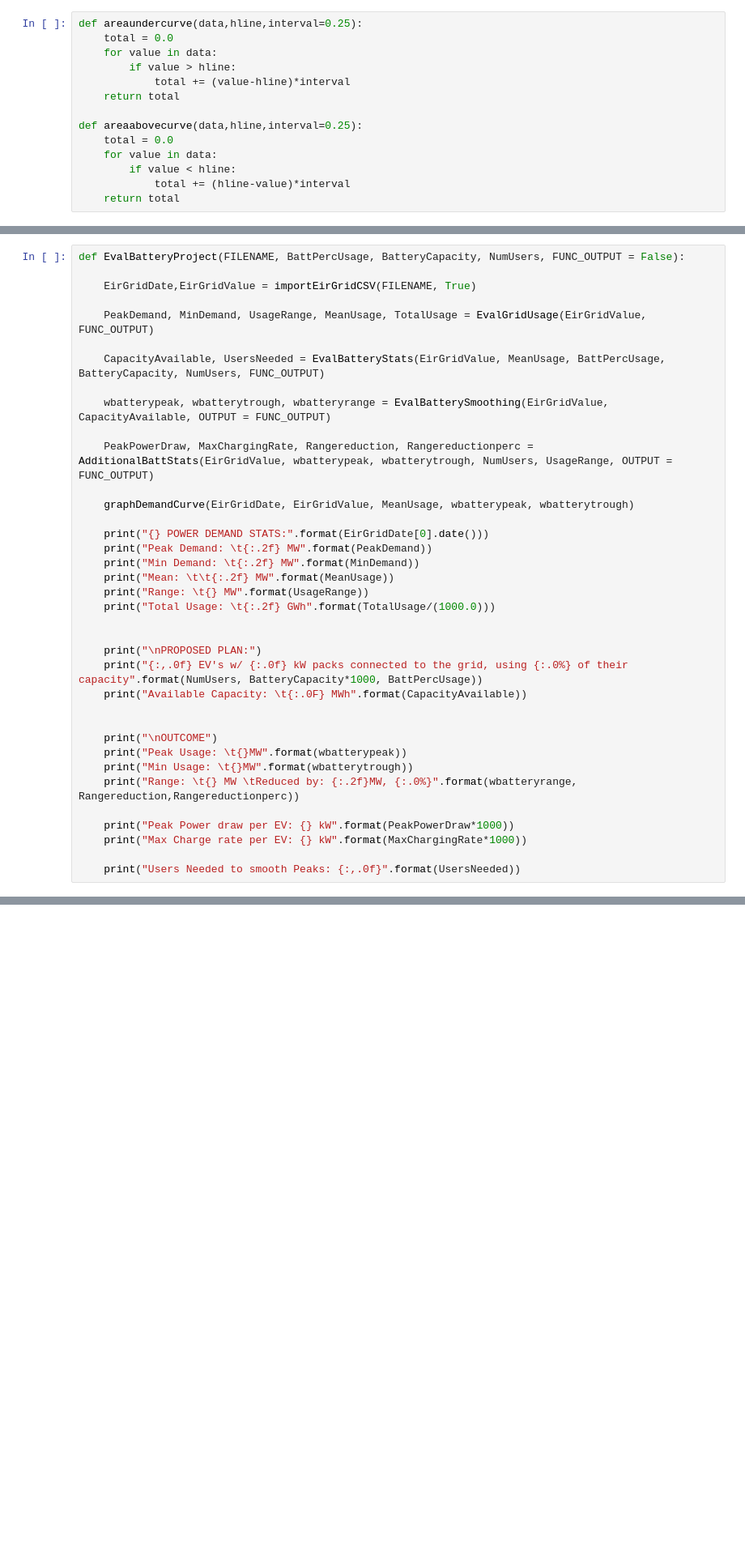
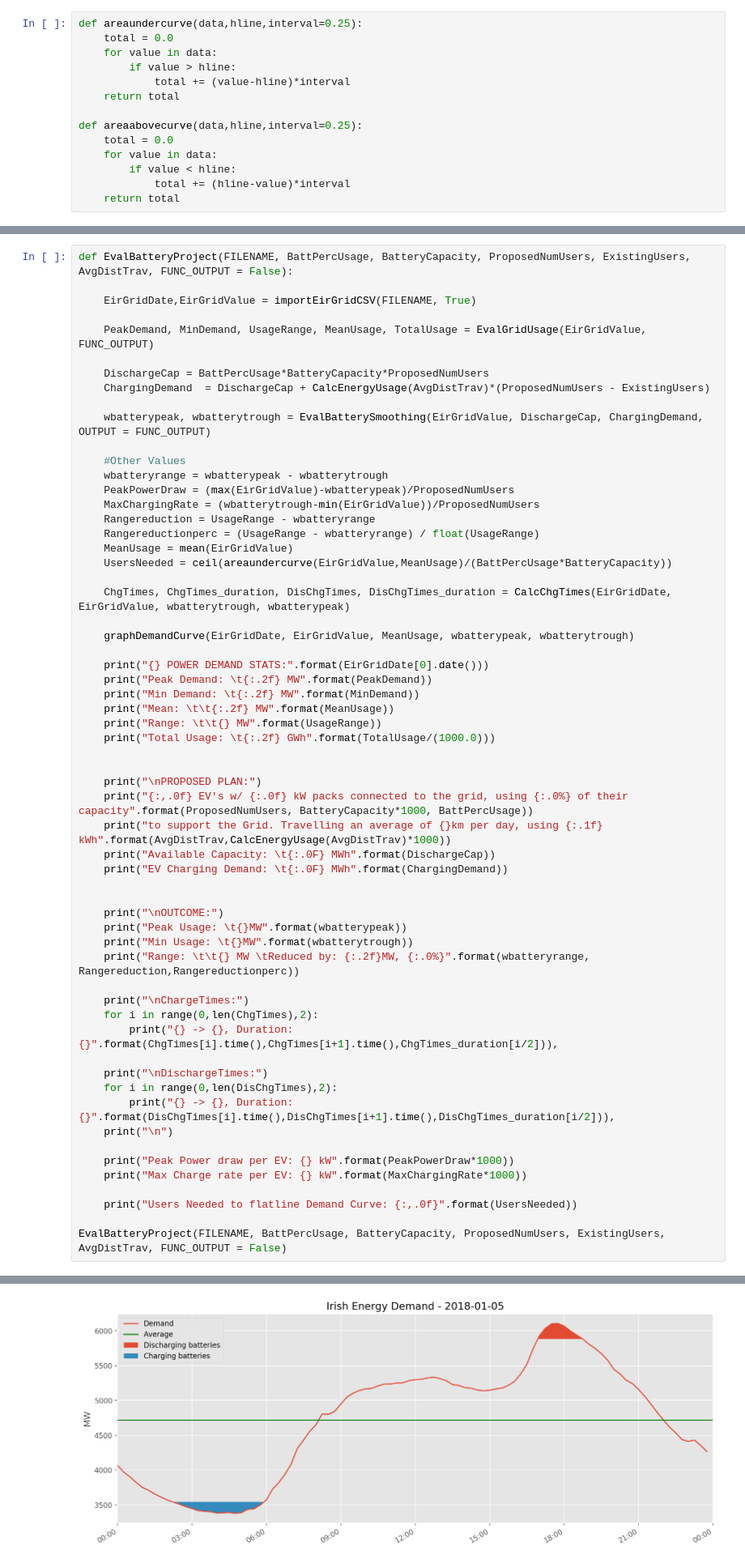
Before and after one commit to JamesCarron/GridStability, a Jupyter notebook: GridStability.ipynb, the cells around one changed output, grey strips where cells are left out. Shown at 81% size. Drawn from its saved outputs; the diff is of its cells as text; blank space fills up the shorter version.

```diff
--- a/GridStability.ipynb
+++ b/GridStability.ipynb
@@ -189,15 +181,25 @@ def graphDemandCurve(EirGridDate, EirGridValue, MeanUsage, wbatterypeak, wbatter
 # %%
-def EvalBatteryProject(FILENAME, BattPercUsage, BatteryCapacity, NumUsers, FUNC_OUTPUT = False):
+def EvalBatteryProject(FILENAME, BattPercUsage, BatteryCapacity, ProposedNumUsers, ExistingUsers, AvgDistTrav, FUNC_OUTPUT = False):
 
     EirGridDate,EirGridValue = importEirGridCSV(FILENAME, True)
 
     PeakDemand, MinDemand, UsageRange, MeanUsage, TotalUsage = EvalGridUsage(EirGridValue, FUNC_OUTPUT)
 
-    CapacityAvailable, UsersNeeded = EvalBatteryStats(EirGridValue, MeanUsage, BattPercUsage, BatteryCapacity, NumUsers, FUNC_OUTPUT)
+    DischargeCap = BattPercUsage*BatteryCapacity*ProposedNumUsers
+    ChargingDemand  = DischargeCap + CalcEnergyUsage(AvgDistTrav)*(ProposedNumUsers - ExistingUsers)
 
-    wbatterypeak, wbatterytrough, wbatteryrange = EvalBatterySmoothing(EirGridValue, CapacityAvailable, OUTPUT = FUNC_OUTPUT)
+    wbatterypeak, wbatterytrough = EvalBatterySmoothing(EirGridValue, DischargeCap, ChargingDemand, OUTPUT = FUNC_OUTPUT)
 
-    PeakPowerDraw, MaxChargingRate, Rangereduction, Rangereductionperc = AdditionalBattStats(EirGridValue, wbatterypeak, wbatterytrough, NumUsers, UsageRange, OUTPUT = FUNC_OUTPUT)
+    #Other Values
+    wbatteryrange = wbatterypeak - wbatterytrough
+    PeakPowerDraw = (max(EirGridValue)-wbatterypeak)/ProposedNumUsers
+    MaxChargingRate = (wbatterytrough-min(EirGridValue))/ProposedNumUsers
+    Rangereduction = UsageRange - wbatteryrange
+    Rangereductionperc = (UsageRange - wbatteryrange) / float(UsageRange)
+    MeanUsage = mean(EirGridValue)
+    UsersNeeded = ceil(areaundercurve(EirGridValue,MeanUsage)/(BattPercUsage*BatteryCapacity))
+
+    ChgTimes, ChgTimes_duration, DisChgTimes, DisChgTimes_duration = CalcChgTimes(EirGridDate, EirGridValue, wbatterytrough, wbatterypeak)
 
     graphDemandCurve(EirGridDate, EirGridValue, MeanUsage, wbatterypeak, wbatterytrough)
 
@@ -205,21 +207,35 @@ def EvalBatteryProject(FILENAME, BattPercUsage, BatteryCapacity, NumUsers, FUNC_
     print("Peak Demand: \t{:.2f} MW".format(PeakDemand))
     print("Min Demand: \t{:.2f} MW".format(MinDemand))
     print("Mean: \t\t{:.2f} MW".format(MeanUsage))
-    print("Range: \t{} MW".format(UsageRange))
+    print("Range: \t\t{} MW".format(UsageRange))
     print("Total Usage: \t{:.2f} GWh".format(TotalUsage/(1000.0)))
 
 
     print("\nPROPOSED PLAN:")
-    print("{:,.0f} EV's w/ {:.0f} kW packs connected to the grid, using {:.0%} of their capacity".format(NumUsers, BatteryCapacity*1000, BattPercUsage))
-    print("Available Capacity: \t{:.0F} MWh".format(CapacityAvailable))
+    print("{:,.0f} EV's w/ {:.0f} kW packs connected to the grid, using {:.0%} of their capacity".format(ProposedNumUsers, BatteryCapacity*1000, BattPercUsage))
+    print("to support the Grid. Travelling an average of {}km per day, using {:.1f} kWh".format(AvgDistTrav,CalcEnergyUsage(AvgDistTrav)*1000))
+    print("Available Capacity: \t{:.0F} MWh".format(DischargeCap))
+    print("EV Charging Demand: \t{:.0F} MWh".format(ChargingDemand))
 
 
-    print("\nOUTCOME")
+    print("\nOUTCOME:")
     print("Peak Usage: \t{}MW".format(wbatterypeak))
     print("Min Usage: \t{}MW".format(wbatterytrough))
-    print("Range: \t{} MW \tReduced by: {:.2f}MW, {:.0%}".format(wbatteryrange, Rangereduction,Rangereductionperc))
+    print("Range: \t\t{} MW \tReduced by: {:.2f}MW, {:.0%}".format(wbatteryrange, Rangereduction,Rangereductionperc))
+
+    print("\nChargeTimes:")
+    for i in range(0,len(ChgTimes),2):
+        print("{} -> {}, Duration: {}".format(ChgTimes[i].time(),ChgTimes[i+1].time(),ChgTimes_duration[i/2])),
+
+    print("\nDischargeTimes:")
+    for i in range(0,len(DisChgTimes),2):
+        print("{} -> {}, Duration: {}".format(DisChgTimes[i].time(),DisChgTimes[i+1].time(),DisChgTimes_duration[i/2])),
+    print("\n")
 
     print("Peak Power draw per EV: {} kW".format(PeakPowerDraw*1000))
     print("Max Charge rate per EV: {} kW".format(MaxChargingRate*1000))
 
-    print("Users Needed to smooth Peaks: {:,.0f}".format(UsersNeeded))
+    print("Users Needed to flatline Demand Curve: {:,.0f}".format(UsersNeeded))
+
+EvalBatteryProject(FILENAME, BattPercUsage, BatteryCapacity, ProposedNumUsers, ExistingUsers, AvgDistTrav, FUNC_OUTPUT = False)
+# %% [output]
@@ -225,0 +243 @@ def EvalBatteryProject(FILENAME, BattPercUsage, BatteryCapacity, NumUsers, FUNC_
+[figure, added]
```
Also changed, not shown: parts of 11 cells of this notebook.
